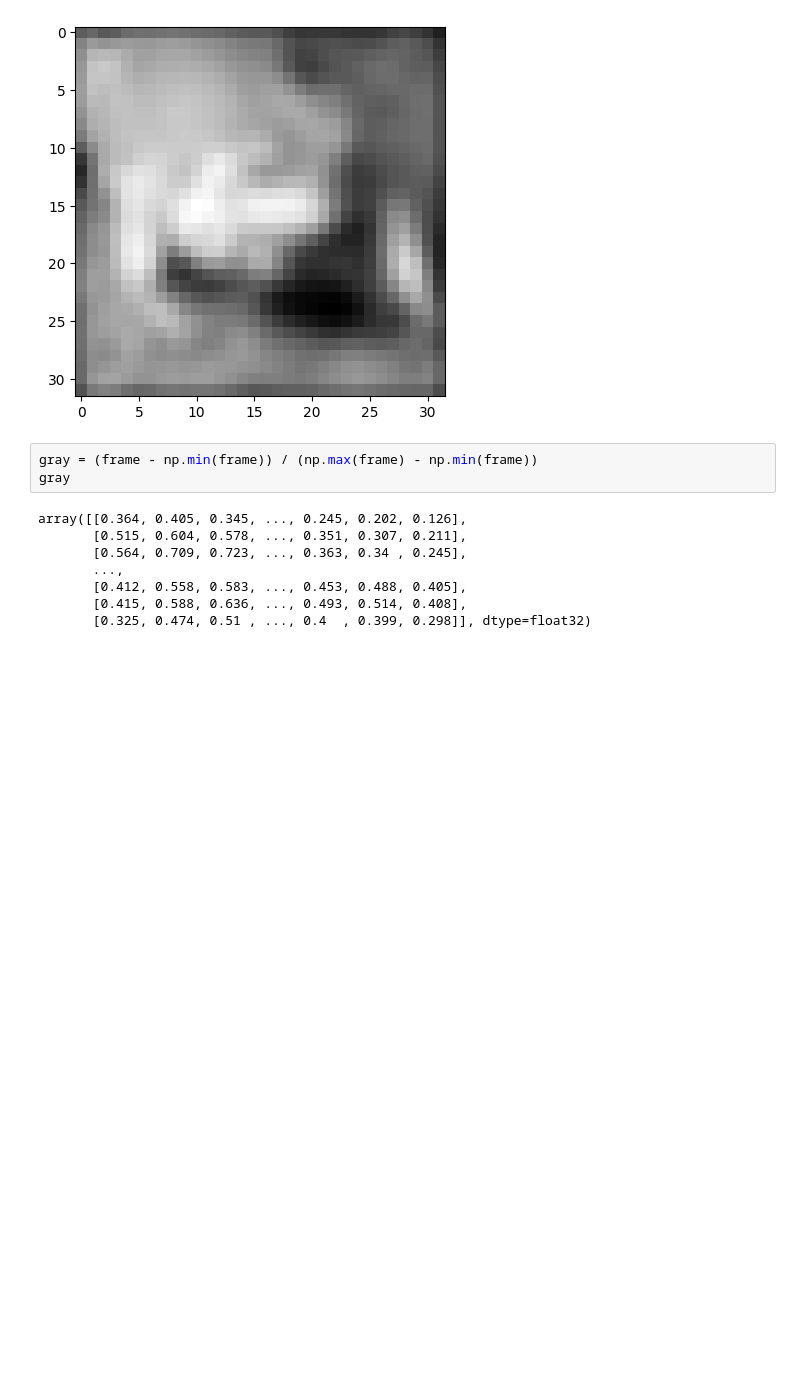
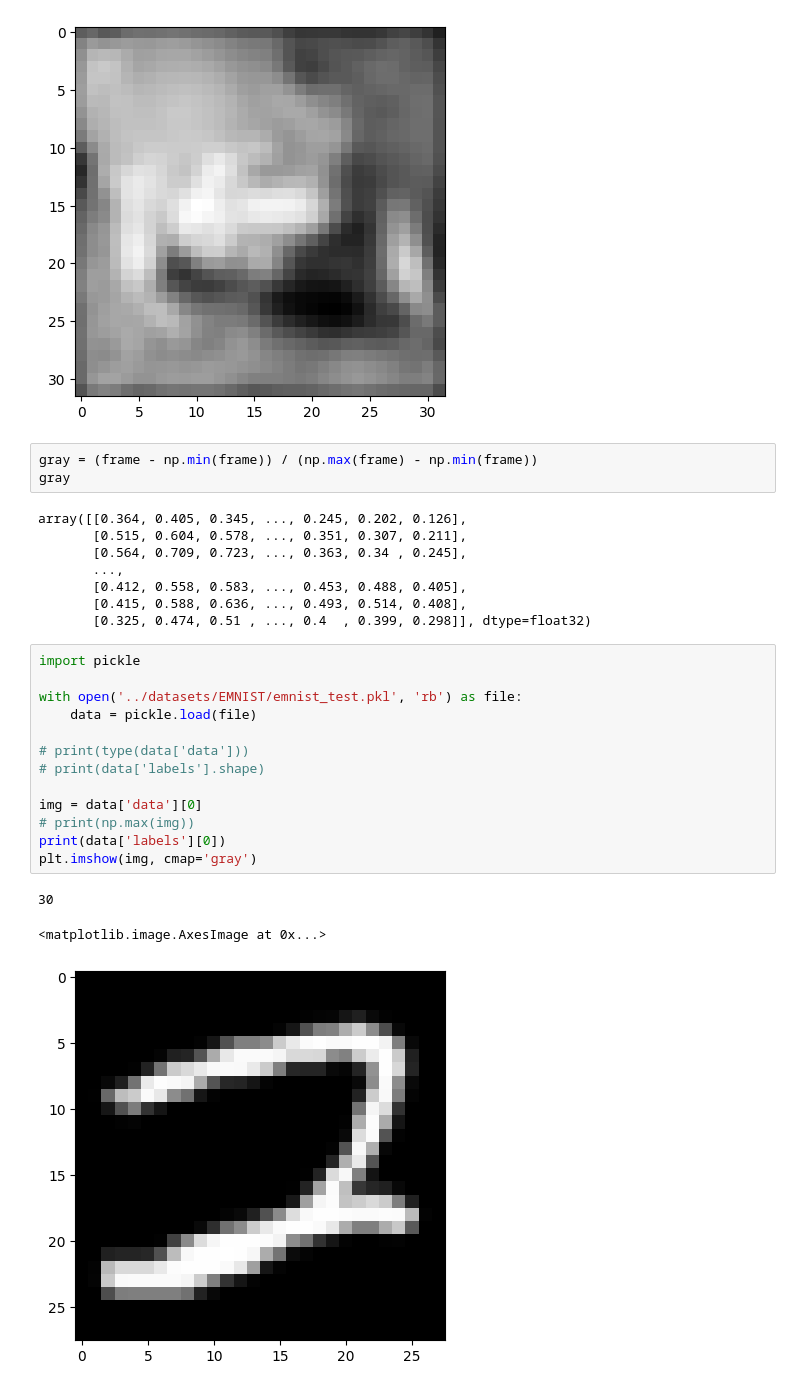
Before and after one commit to realmatthewpeng/percept, a Jupyter notebook: test_notebooks/phosphene_generator_test.ipynb, the cells around one changed output. Drawn from its saved outputs; the diff is of its cells as text; blank space fills up the shorter version.

```diff
--- a/test_notebooks/phosphene_generator_test.ipynb
+++ b/test_notebooks/phosphene_generator_test.ipynb
@@ -269,3 +278,20 @@ array([[0.364, 0.405, 0.345, ..., 0.245, 0.202, 0.126],
        [0.412, 0.558, 0.583, ..., 0.453, 0.488, 0.405],
        [0.415, 0.588, 0.636, ..., 0.493, 0.514, 0.408],
        [0.325, 0.474, 0.51 , ..., 0.4  , 0.399, 0.298]], dtype=float32)
+# %%
+import pickle
+
+with open('../datasets/EMNIST/emnist_test.pkl', 'rb') as file:
+    data = pickle.load(file)
+
+# print(type(data['data']))
+# print(data['labels'].shape)
+
+img = data['data'][0]
+# print(np.max(img))
+print(data['labels'][0])
+plt.imshow(img, cmap='gray')
+# %% [output]
+30
+<matplotlib.image.AxesImage at 0x...>
+[figure, added]
```
Also changed, not shown: parts of 3 cells of this notebook, 15 other files.
